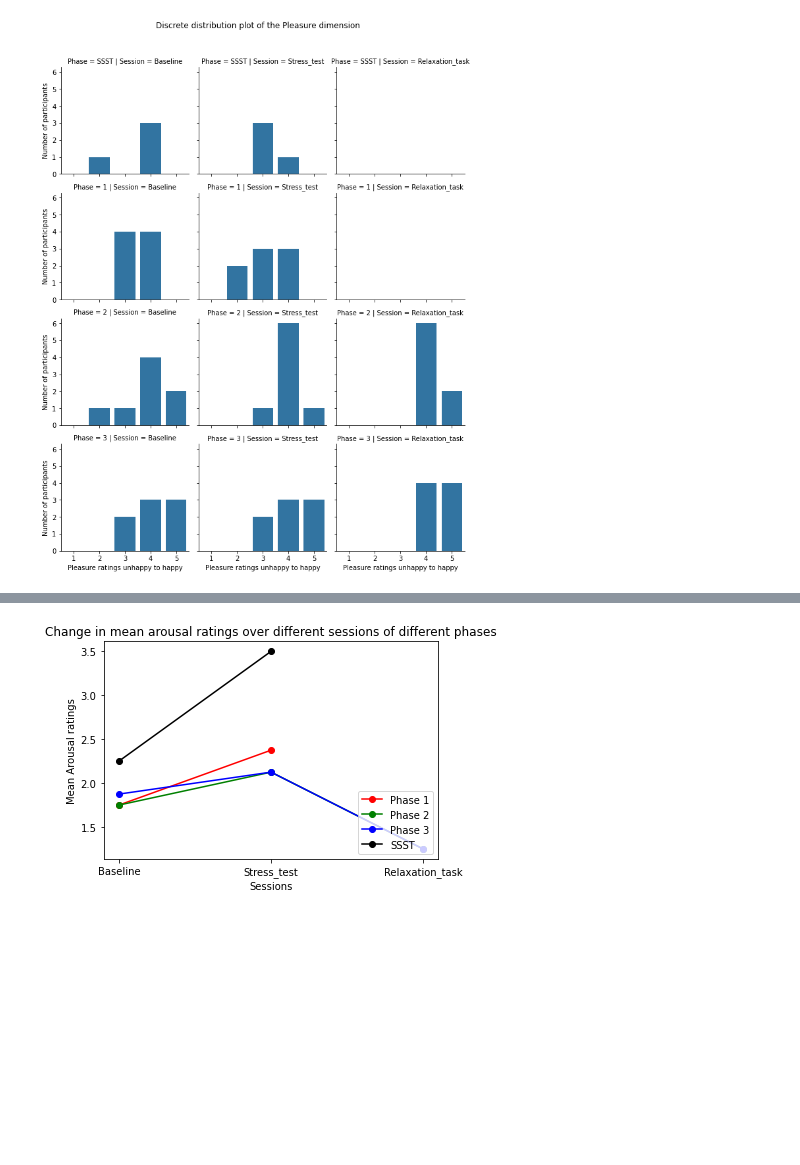
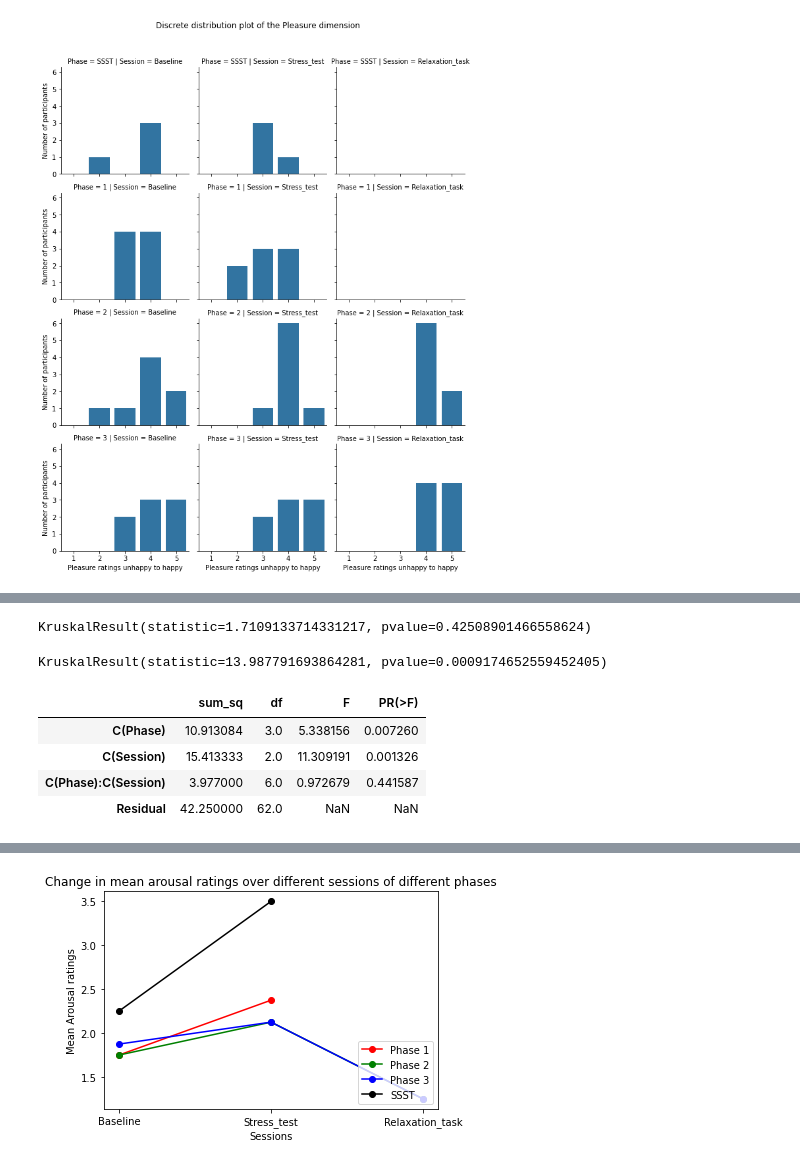
Before and after one commit to VaM999/Haptics_Stress_Eval, a Jupyter notebook: User_study_data_analysis/User_study_data_processing.ipynb, the cells around one changed output, grey strips where cells are left out. Saved outputs shown, nothing was run; the diff lists cells and outputs as text; code cells hidden in the pictures; blank space fills up the shorter version.

Commit message:
Stat analysis added to feedback form DA

```diff
--- a/User_study_data_analysis/User_study_data_processing.ipynb
+++ b/User_study_data_analysis/User_study_data_processing.ipynb
@@ -605,0 +629,4 @@ Discrete distribution plot of the Pleasure dimension
+# %%
+kruskal(kruskal_1, kruskal_2, kruskal_3)
+# %% [output]
+KruskalResult(statistic=1.7109133714331217, pvalue=0.42508901466558624)
@@ -605,0 +638,16 @@ Discrete distribution plot of the Pleasure dimension
+# %%
+kruskal(kruskal_1, kruskal_2, kruskal_3)
+# %% [output]
+KruskalResult(statistic=13.987791693864281, pvalue=0.0009174652559452405)
+# %%
+model = ols('Arousal_rating ~ C(Phase) + C(Session) + C(Phase):C(Session)',
+            data=combined_df).fit()
+anova_table = sm.stats.anova_lm(model, typ=2)
+# %%
+anova_table
+# %% [output]
+|  | sum_sq | df | F | PR(>F) |
+| C(Phase) | 10.913084 | 3.0 | 5.338156 | 0.007260 |
+| C(Session) | 15.413333 | 2.0 | 11.309191 | 0.001326 |
+| C(Phase):C(Session) | 3.977000 | 6.0 | 0.972679 | 0.441587 |
+| Residual | 42.250000 | 62.0 | NaN | NaN |
```
Also changed, not shown: parts of 11 cells of this notebook.
